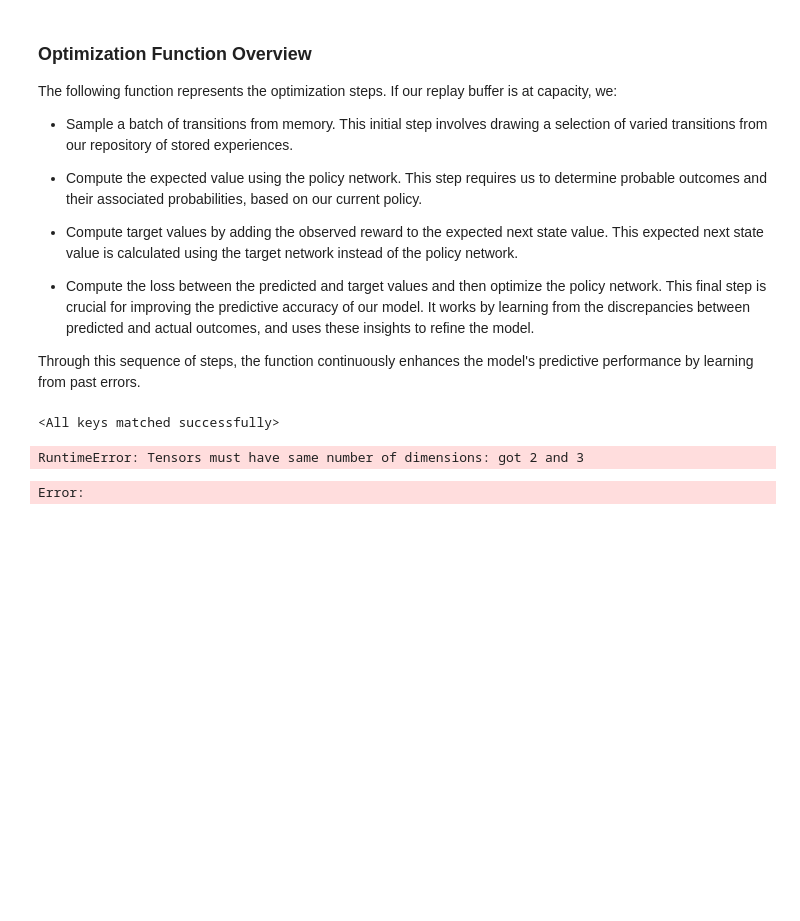
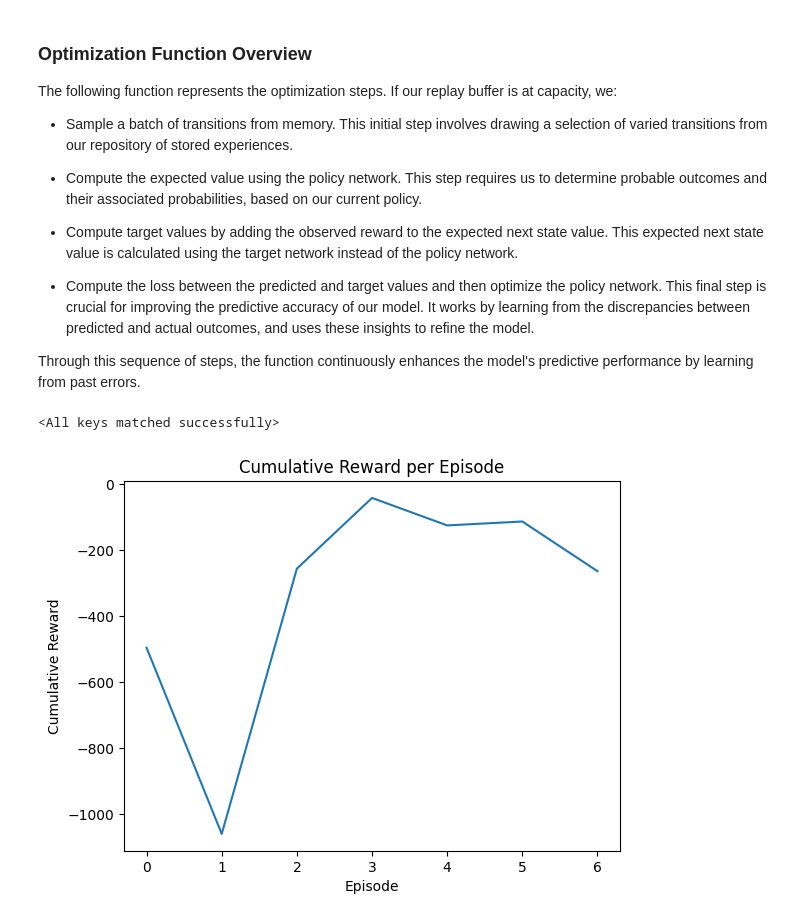
Before and after one commit to aryamanpandya99/reinforcement_learning, a Jupyter notebook: ActorCriticMethods/ddpg.ipynb, the cells around one changed output. Drawn from its saved outputs; the diff is of its cells as text; code cells hidden in the pictures; blank space fills up the shorter version.

```diff
--- a/ActorCriticMethods/ddpg.ipynb
+++ b/ActorCriticMethods/ddpg.ipynb
@@ -126,7 +126,6 @@ def optimize_model(gamma, batch_size, memory, actor, critic, target_actor, targe
     actions = torch.cat(batch.action)
     rewards = torch.cat(batch.reward)
 
-    actions = actions.unsqueeze(-1)
     predicted_values = critic(states, actions)
 
     with torch.no_grad():
@@ -134,7 +133,7 @@ def optimize_model(gamma, batch_size, memory, actor, critic, target_actor, targe
 
     next_state_values = torch.zeros(batch_size, device=device)
     with torch.no_grad():
-        next_state_values[non_final_mask] = target_critic(non_final_next_states, next_actions)
+        next_state_values[non_final_mask] = target_critic(non_final_next_states, next_actions).squeeze(1)
 
     target_values = (next_state_values * gamma) +rewards # if the state is non terminal, we add to it the expected value of the next state
     td_error = target_values - predicted_values
@@ -146,12 +145,12 @@ def optimize_model(gamma, batch_size, memory, actor, critic, target_actor, targe
     critic_optimizer.step()
 
     log_action = torch.log(actions)
-    actor_loss = - log_action * td_error
+    actor_loss = -critic(states,actor(states)).mean()
     actor_optimizer.zero_grad()
     actor_loss.backward()
     actor_optimizer.step()
 # %%
-def trainer(num_episodes, batch_size, target_actor, actor, target_critic, critic, gamma, epsilon, device, replay_buffer, actor_optimizer, critic_optimizer, tau):
+def trainer(num_episodes, batch_size, target_actor, actor, target_critic, critic, gamma, device, replay_buffer, actor_optimizer, critic_optimizer, tau):
 
     reward_per_episode = []
 
@@ -163,11 +162,12 @@ def trainer(num_episodes, batch_size, target_actor, actor, target_critic, critic
         step = 0
         cum_reward = 0
 
-        if  not episode % 100 and episode < 400:
-            epsilon-=0.1
+        while not episode_end:
 
-        while not episode_end:
             action = actor(state).squeeze().cpu().detach().numpy()
+            noise = np.random.normal(0, 0.1, size=env.action_space.shape) # Adjust the scale (0.1) as needed
+
+            action = np.clip(action + noise, env.action_space.low, env.action_space.high)
             next_state, reward, terminated, truncated, _ = env.step(action)
 
             step+=1
@@ -248,7 +248,6 @@ actor_optimizer = torch.optim.Adam(actor.parameters(), lr=ALPHA)
 critic_optimizer = torch.optim.Adam(critic.parameters(), lr=ALPHA)
 # %%
 trainer(num_episodes=NUM_EPISODES, batch_size=BATCH_SIZE, actor=actor, critic=critic, target_actor=target_actor, target_critic=target_critic,\
-         gamma=GAMMA, epsilon=E, device=DEVICE, replay_buffer=replay_buffer, actor_optimizer=actor_optimizer, critic_optimizer=critic_optimizer, tau=0.005)
+         gamma=GAMMA, device=DEVICE, replay_buffer=replay_buffer, actor_optimizer=actor_optimizer, critic_optimizer=critic_optimizer, tau=0.005)
 # %% [output]
-RuntimeError: Tensors must have same number of dimensions: got 2 and 3
-Error:
+[figure, added]
```
